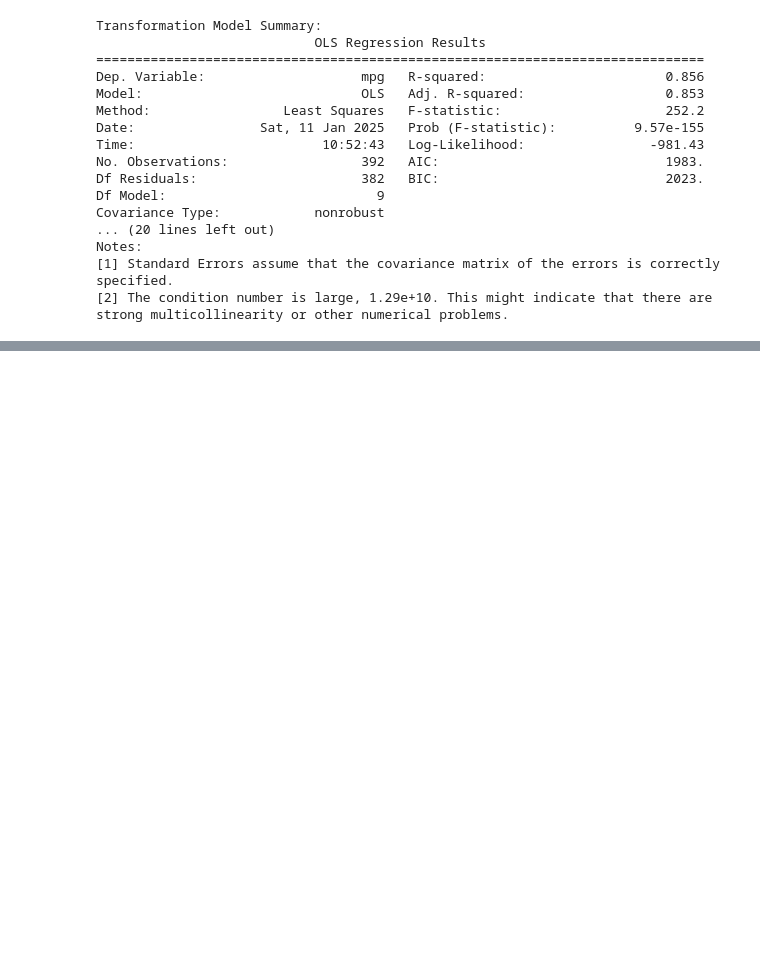
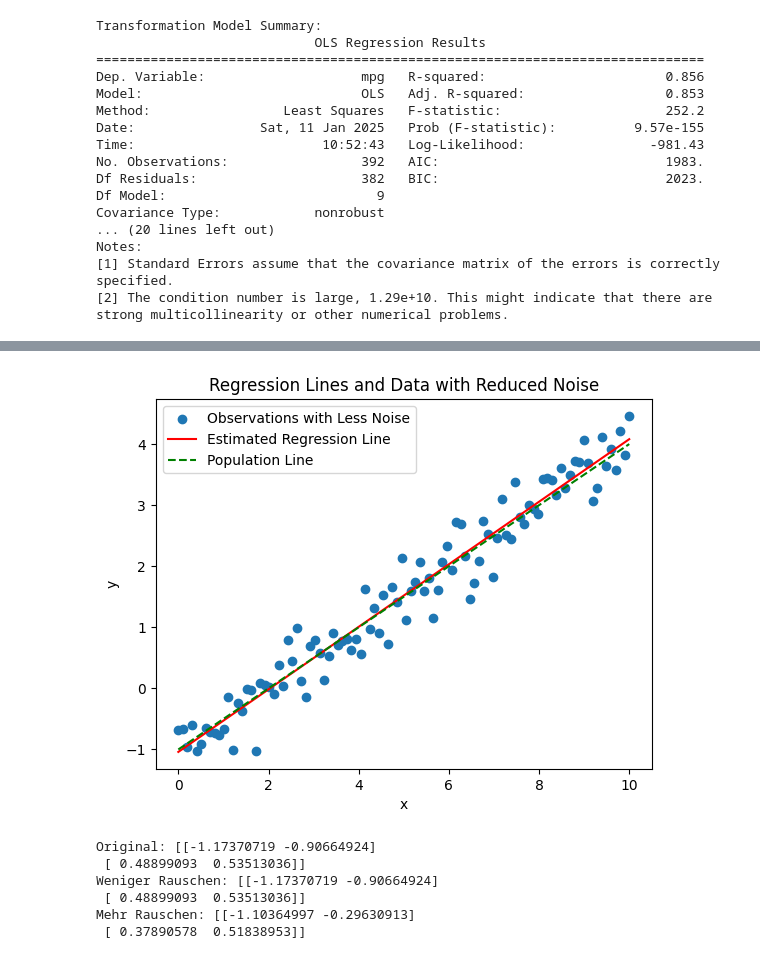
Before and after one commit to honhon13/sample, a Jupyter notebook: Hausübung_02_statistical_learning.ipynb, the cells around one changed output, grey strips where cells are left out. Cells and saved outputs as stored; diff of their text form; code cells hidden in the pictures; blank space fills up the shorter version.

```diff
--- a/Hausübung_02_statistical_learning.ipynb
+++ b/Hausübung_02_statistical_learning.ipynb
@@ -324,0 +399,8 @@ eps = np.random.normal(0, np.sqrt(0.25), 100)
+# %%
+#g
+
+# Quadratischer Term hinzufügen
+X_poly = sm.add_constant(np.column_stack((x, x**2)))
+# Quadratisches Modell fitten
+model_poly = sm.OLS(y, X_poly).fit()
+print(model_poly.summary())
@@ -324,0 +425,37 @@ eps = np.random.normal(0, np.sqrt(0.25), 100)
+# %%
+#h
+
+import numpy as np
+import matplotlib.pyplot as plt
+import statsmodels.api as sm
+
+# Generate example data
+x = np.linspace(0, 10, 100)  # Independent variable
+
+# Reducing noise: Creating less noisy response variable
+eps_less_noise = np.random.normal(0, np.sqrt(0.1), 100)  # Reduced noise
+y_less_noise = -1 + 0.5 * x + eps_less_noise  # Response variable with less noise
+
+# Fit a linear regression model using Statsmodels
+X = sm.add_constant(x)  # Add constant for intercept
+model = sm.OLS(y_less_noise, X).fit()
+
+# Scatterplot of observations with reduced noise
+plt.scatter(x, y_less_noise, label="Observations with Less Noise")
+
+# Estimated regression line
+plt.plot(x, model.predict(X), color='red', label="Estimated Regression Line")
+
+# Population regression line
+plt.plot(x, -1 + 0.5 * x, color='green', linestyle='--', label="Population Line")
+
+# Labels, legend, and title
+plt.xlabel("x")
+plt.ylabel("y")
+plt.legend()
+plt.title("Regression Lines and Data with Reduced Noise")
+
+# Display the plot
+plt.show()
+# %% [output]
+[figure, added]
@@ -324,0 +467,17 @@ eps = np.random.normal(0, np.sqrt(0.25), 100)
+# %%
+# j
+#Konfidenzintervalle für das ursprüngliche Modell
+print("Original:", model.conf_int(alpha=0.05))
+# Konfidenzintervalle für weniger Rauschen
+model_less_noise = sm.OLS(y_less_noise, X).fit()
+print("Weniger Rauschen:", model_less_noise.conf_int(alpha=0.05))
+# Konfidenzintervalle für mehr Rauschen
+model_more_noise = sm.OLS(y_more_noise, X).fit()
+print("Mehr Rauschen:", model_more_noise.conf_int(alpha=0.05))
+# %% [output]
+Original: [[-1.17370719 -0.90664924]
+ [ 0.48899093  0.53513036]]
+Weniger Rauschen: [[-1.17370719 -0.90664924]
+ [ 0.48899093  0.53513036]]
+Mehr Rauschen: [[-1.10364997 -0.29630913]
+ [ 0.37890578  0.51838953]]
```
Also changed, not shown: parts of 6 cells of this notebook.
